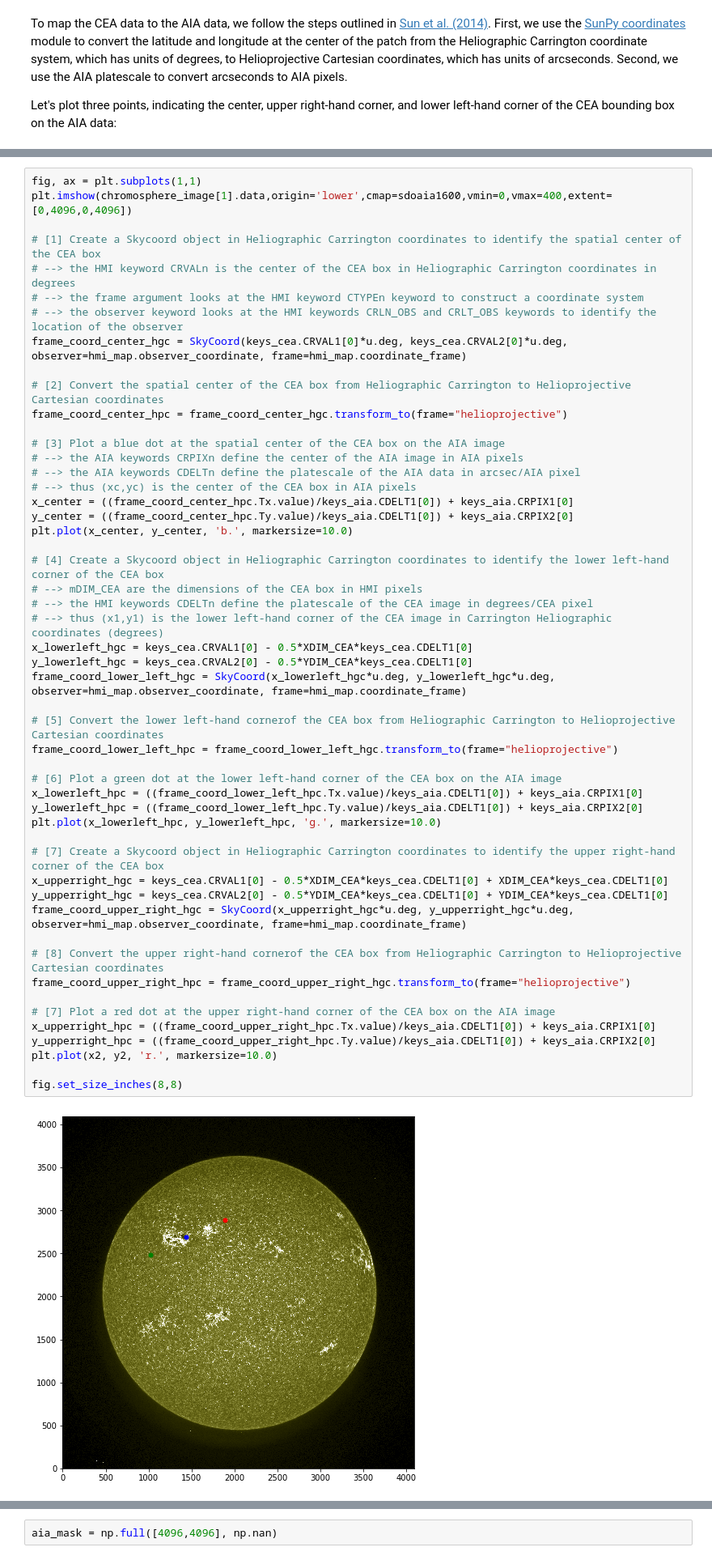
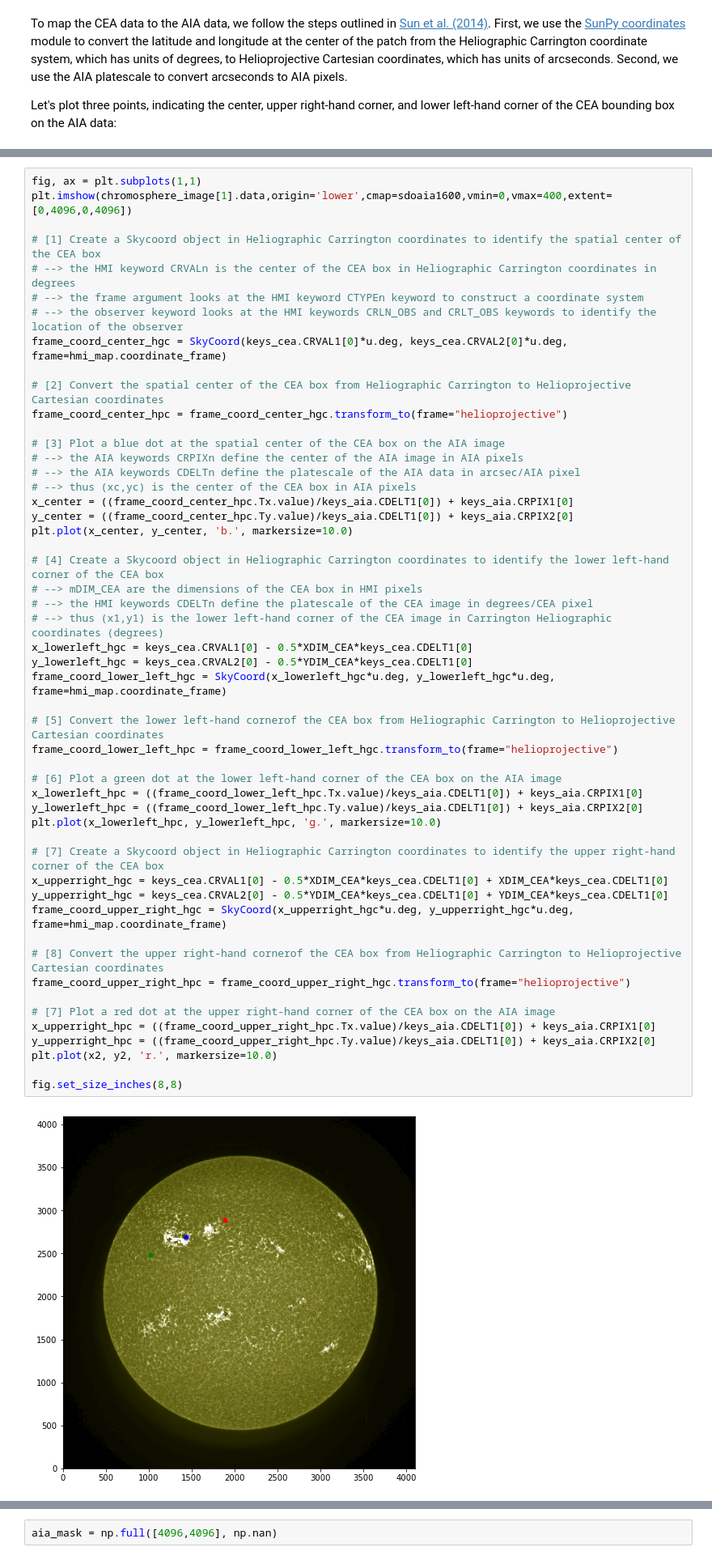
Before and after one commit to mbobra/SHARPs, a Jupyter notebook: feature_extraction.ipynb, the cells around one changed output, grey strips where cells are left out. Shown at 81% size. Saved outputs shown, nothing was run; the diff lists cells and outputs as text.

```diff
--- a/feature_extraction.ipynb
+++ b/feature_extraction.ipynb
@@ -226,7 +308,7 @@ plt.imshow(chromosphere_image[1].data,origin='lower',cmap=sdoaia1600,vmin=0,vmax
 # --> the HMI keyword CRVALn is the center of the CEA box in Heliographic Carrington coordinates in degrees
 # --> the frame argument looks at the HMI keyword CTYPEn keyword to construct a coordinate system
 # --> the observer keyword looks at the HMI keywords CRLN_OBS and CRLT_OBS keywords to identify the location of the observer
-frame_coord_center_hgc = SkyCoord(keys_cea.CRVAL1[0]*u.deg, keys_cea.CRVAL2[0]*u.deg, observer=hmi_map.observer_coordinate, frame=hmi_map.coordinate_frame)
+frame_coord_center_hgc = SkyCoord(keys_cea.CRVAL1[0]*u.deg, keys_cea.CRVAL2[0]*u.deg, frame=hmi_map.coordinate_frame)
 
 # [2] Convert the spatial center of the CEA box from Heliographic Carrington to Helioprojective Cartesian coordinates
 frame_coord_center_hpc = frame_coord_center_hgc.transform_to(frame="helioprojective")
@@ -241,36 +323,36 @@ plt.plot(x_center, y_center, 'b.', markersize=10.0)
 
 # [4] Create a Skycoord object in Heliographic Carrington coordinates to identify the lower left-hand corner of the CEA box
 # --> mDIM_CEA are the dimensions of the CEA box in HMI pixels
 # --> the HMI keywords CDELTn define the platescale of the CEA image in degrees/CEA pixel
 # --> thus (x1,y1) is the lower left-hand corner of the CEA image in Carrington Heliographic coordinates (degrees)
 x_lowerleft_hgc = keys_cea.CRVAL1[0] - 0.5*XDIM_CEA*keys_cea.CDELT1[0]
 y_lowerleft_hgc = keys_cea.CRVAL2[0] - 0.5*YDIM_CEA*keys_cea.CDELT1[0]
-frame_coord_lower_left_hgc = SkyCoord(x_lowerleft_hgc*u.deg, y_lowerleft_hgc*u.deg, observer=hmi_map.observer_coordinate, frame=hmi_map.coordinate_frame)
+frame_coord_lower_left_hgc = SkyCoord(x_lowerleft_hgc*u.deg, y_lowerleft_hgc*u.deg, frame=hmi_map.coordinate_frame)
 
 # [5] Convert the lower left-hand cornerof the CEA box from Heliographic Carrington to Helioprojective Cartesian coordinates
 frame_coord_lower_left_hpc = frame_coord_lower_left_hgc.transform_to(frame="helioprojective")
 
 # [6] Plot a green dot at the lower left-hand corner of the CEA box on the AIA image
 x_lowerleft_hpc = ((frame_coord_lower_left_hpc.Tx.value)/keys_aia.CDELT1[0]) + keys_aia.CRPIX1[0]
 y_lowerleft_hpc = ((frame_coord_lower_left_hpc.Ty.value)/keys_aia.CDELT1[0]) + keys_aia.CRPIX2[0]
 plt.plot(x_lowerleft_hpc, y_lowerleft_hpc, 'g.', markersize=10.0)
 
 # [7] Create a Skycoord object in Heliographic Carrington coordinates to identify the upper right-hand corner of the CEA box
 x_upperright_hgc = keys_cea.CRVAL1[0] - 0.5*XDIM_CEA*keys_cea.CDELT1[0] + XDIM_CEA*keys_cea.CDELT1[0]
 y_upperright_hgc = keys_cea.CRVAL2[0] - 0.5*YDIM_CEA*keys_cea.CDELT1[0] + YDIM_CEA*keys_cea.CDELT1[0]
-frame_coord_upper_right_hgc = SkyCoord(x_upperright_hgc*u.deg, y_upperright_hgc*u.deg, observer=hmi_map.observer_coordinate, frame=hmi_map.coordinate_frame)
+frame_coord_upper_right_hgc = SkyCoord(x_upperright_hgc*u.deg, y_upperright_hgc*u.deg, frame=hmi_map.coordinate_frame)
 
 # [8] Convert the upper right-hand cornerof the CEA box from Heliographic Carrington to Helioprojective Cartesian coordinates
 frame_coord_upper_right_hpc = frame_coord_upper_right_hgc.transform_to(frame="helioprojective")
 
 # [7] Plot a red dot at the upper right-hand corner of the CEA box on the AIA image
 x_upperright_hpc = ((frame_coord_upper_right_hpc.Tx.value)/keys_aia.CDELT1[0]) + keys_aia.CRPIX1[0]
 y_upperright_hpc = ((frame_coord_upper_right_hpc.Ty.value)/keys_aia.CDELT1[0]) + keys_aia.CRPIX2[0]
 plt.plot(x2, y2, 'r.', markersize=10.0)
 
 fig.set_size_inches(8,8)
 # %% [output]
-[figure, old version]
+[figure, new version]
 # %% [markdown]
 Naively, we might want to draw a bounding box connecting the green and red dots. But because the CEA data is projected, the bounding box is not a rectangular shape in CCD coordinates. Thus we will identify which AIA pixels lie within the CEA bounding box by using a mask.
 
```
Also changed, not shown: parts of 43 cells of this notebook.
